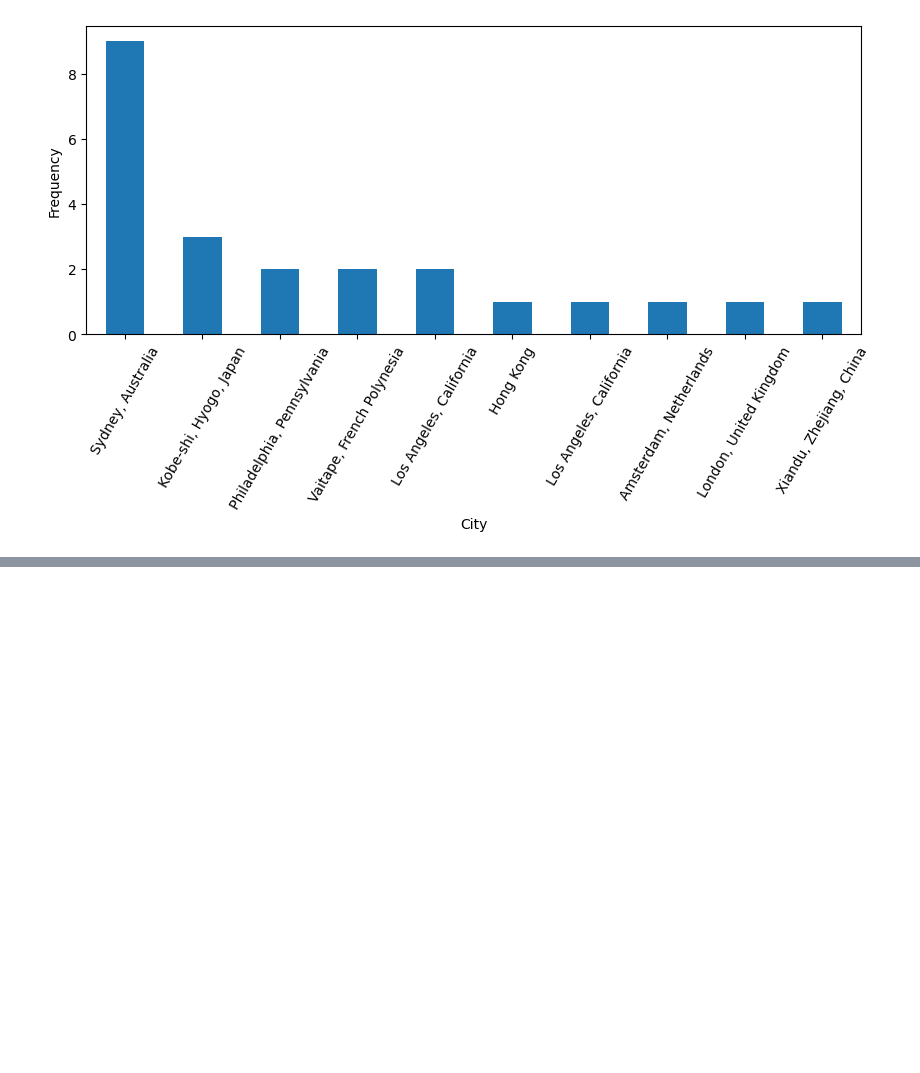
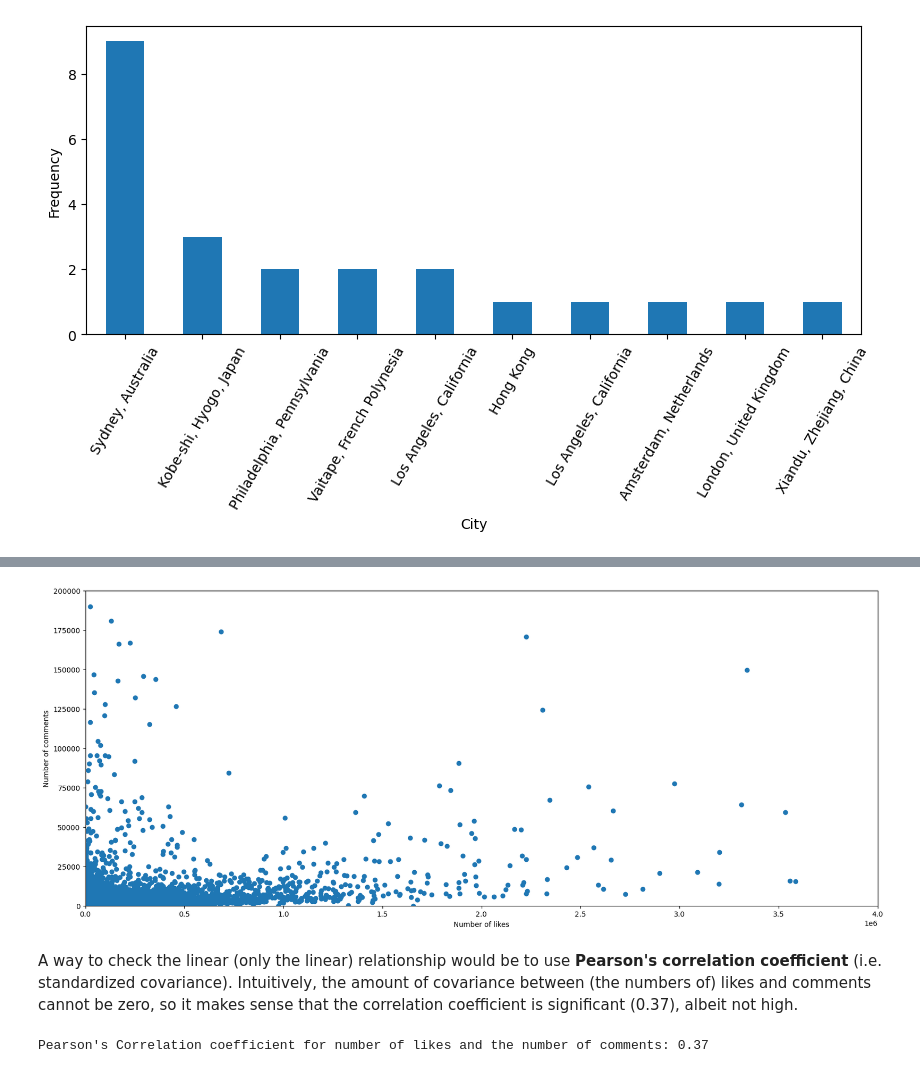
Before and after one commit to sim2000dg/adm_hw2-group30, a Jupyter notebook: Homework2_30thGroup.ipynb, the cells around one changed output, grey strips where cells are left out. Cells and saved outputs as stored; diff of their text form; code cells hidden in the pictures; blank space fills up the shorter version.

```diff
--- a/Homework2_30thGroup.ipynb
+++ b/Homework2_30thGroup.ipynb
@@ -763,0 +928,17 @@ plt.show()
+# %%
+plt.figure(figsize=(20, 8))
+plt.scatter(posts["numbr_likes"], posts["number_comments"])
+plt.ylabel("Number of comments")
+plt.xlabel("Number of likes")
+plt.xlim([0, 4*10**6])
+plt.ylim([0, 200000])
+plt.show()
+# %% [output]
+[figure, added]
+# %% [markdown]
+ A way to check the linear (only the linear) relationship would be to use **Pearson's correlation coefficient** (i.e. standardized covariance). Intuitively, the amount of covariance between (the numbers of) likes and comments cannot be zero, so it makes sense that the correlation coefficient is significant (0.37), albeit not high.
+# %%
+# By default Pandas computes Pearson
+print("Pearson's Correlation coefficient for number of likes and the number of comments: {}".format(round(posts[["numbr_likes", "number_comments"]].corr().iloc[0, 1], 2)))
+# %% [output]
+Pearson's Correlation coefficient for number of likes and the number of comments: 0.37
```
Also changed, not shown: parts of 50 cells of this notebook, 2 other files.
